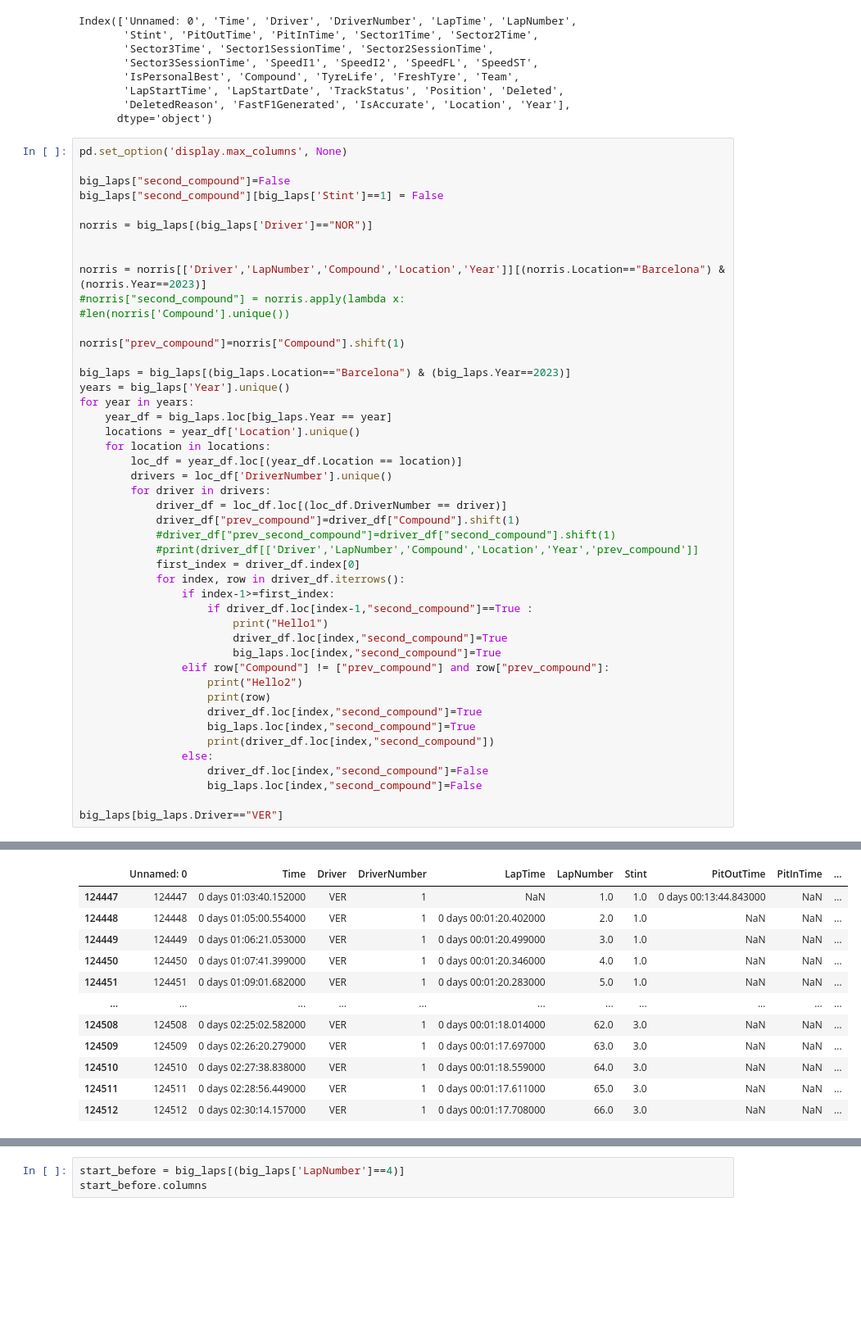
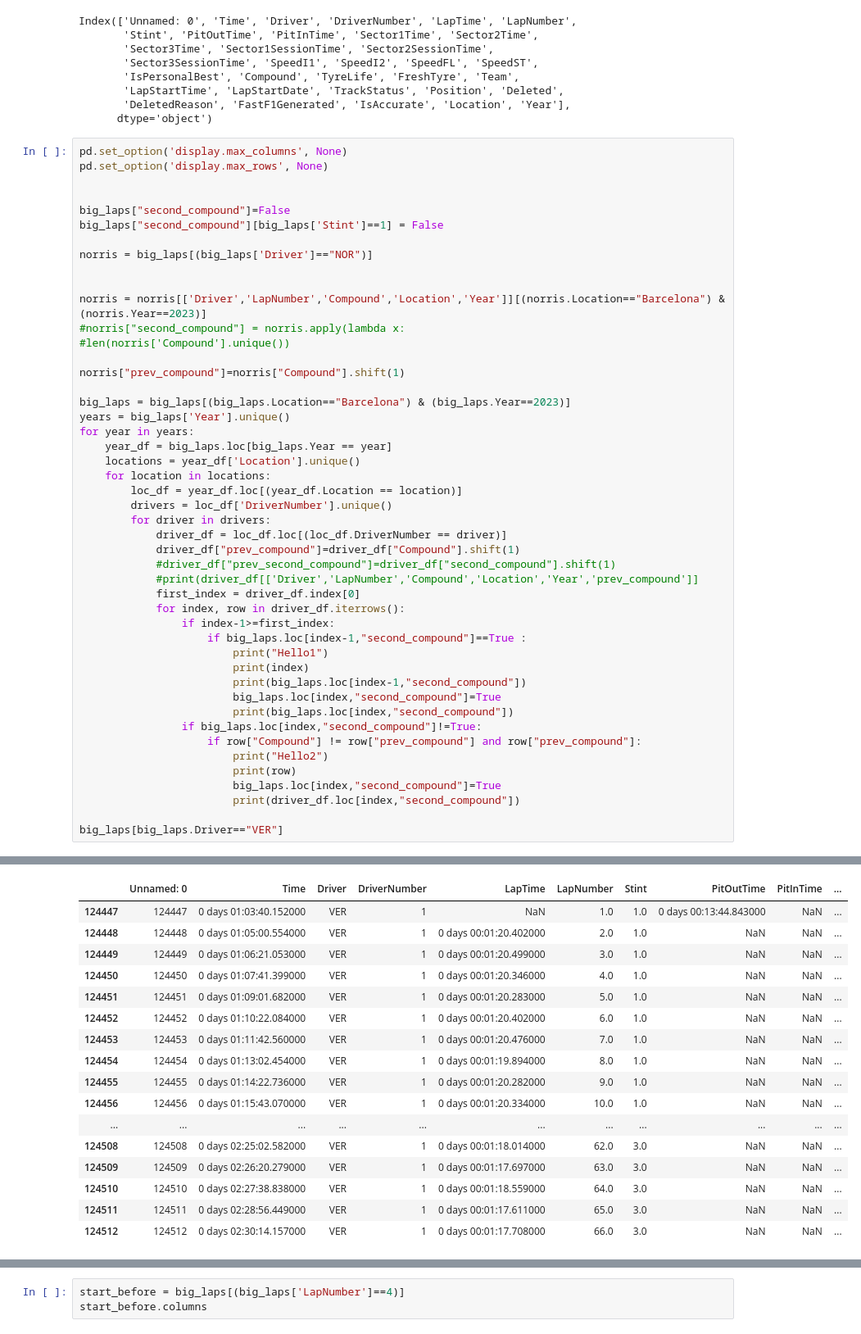
Before and after one commit to le-dav/f1-binottor, a Jupyter notebook: notebooks/exploration.ipynb, the cells around one changed output, grey strips where cells are left out. Shown at 82% size. Cells and saved outputs as stored; diff of their text form; blank space fills up the shorter version.

Commit message:
Adding check for two-compounds-min rule

```diff
--- a/notebooks/exploration.ipynb
+++ b/notebooks/exploration.ipynb
@@ -68,6 +68,8 @@ Index(['Unnamed: 0', 'Time', 'Driver', 'DriverNumber', 'LapTime', 'LapNumber',
       dtype='object')
 # %%
 pd.set_option('display.max_columns', None)
+pd.set_option('display.max_rows', None)
+
 
 big_laps["second_compound"]=False
 big_laps["second_compound"][big_laps['Stint']==1] = False
@@ -97,19 +99,18 @@ for year in years:
             first_index = driver_df.index[0]
             for index, row in driver_df.iterrows():
                 if index-1>=first_index:
-                    if driver_df.loc[index-1,"second_compound"]==True :
+                    if big_laps.loc[index-1,"second_compound"]==True :
                         print("Hello1")
-                        driver_df.loc[index,"second_compound"]=True
+                        print(index)
+                        print(big_laps.loc[index-1,"second_compound"])
                         big_laps.loc[index,"second_compound"]=True
-                elif row["Compound"] != ["prev_compound"] and row["prev_compound"]:
-                    print("Hello2")
-                    print(row)
-                    driver_df.loc[index,"second_compound"]=True
-                    big_laps.loc[index,"second_compound"]=True
-                    print(driver_df.loc[index,"second_compound"])
-                else:
-                    driver_df.loc[index,"second_compound"]=False
-                    big_laps.loc[index,"second_compound"]=False
+                        print(big_laps.loc[index,"second_compound"])
+                if big_laps.loc[index,"second_compound"]!=True:
+                    if row["Compound"] != row["prev_compound"] and row["prev_compound"]:
+                        print("Hello2")
+                        print(row)
+                        big_laps.loc[index,"second_compound"]=True
+                        print(driver_df.loc[index,"second_compound"])
 
 big_laps[big_laps.Driver=="VER"]
 # %% [output]
@@ -133,9 +195,14 @@ See the caveats in the documentation: https://pandas.pydata.org/pandas-docs/stab
 |  | Unnamed: 0 | Time | Driver | DriverNumber | LapTime | LapNumber | Stint | PitOutTime | PitInTime | ... |
 | 124447 | 124447 | 0 days 01:03:40.152000 | VER | 1 | NaN | 1.0 | 1.0 | 0 days 00:13:44.843000 | NaN | ... |
 | 124448 | 124448 | 0 days 01:05:00.554000 | VER | 1 | 0 days 00:01:20.402000 | 2.0 | 1.0 | NaN | NaN | ... |
 | 124449 | 124449 | 0 days 01:06:21.053000 | VER | 1 | 0 days 00:01:20.499000 | 3.0 | 1.0 | NaN | NaN | ... |
 | 124450 | 124450 | 0 days 01:07:41.399000 | VER | 1 | 0 days 00:01:20.346000 | 4.0 | 1.0 | NaN | NaN | ... |
 | 124451 | 124451 | 0 days 01:09:01.682000 | VER | 1 | 0 days 00:01:20.283000 | 5.0 | 1.0 | NaN | NaN | ... |
+| 124452 | 124452 | 0 days 01:10:22.084000 | VER | 1 | 0 days 00:01:20.402000 | 6.0 | 1.0 | NaN | NaN | ... |
+| 124453 | 124453 | 0 days 01:11:42.560000 | VER | 1 | 0 days 00:01:20.476000 | 7.0 | 1.0 | NaN | NaN | ... |
+| 124454 | 124454 | 0 days 01:13:02.454000 | VER | 1 | 0 days 00:01:19.894000 | 8.0 | 1.0 | NaN | NaN | ... |
+| 124455 | 124455 | 0 days 01:14:22.736000 | VER | 1 | 0 days 00:01:20.282000 | 9.0 | 1.0 | NaN | NaN | ... |
+| 124456 | 124456 | 0 days 01:15:43.070000 | VER | 1 | 0 days 00:01:20.334000 | 10.0 | 1.0 | NaN | NaN | ... |
 | ... | ... | ... | ... | ... | ... | ... | ... | ... | ... | ... |
 | 124508 | 124508 | 0 days 02:25:02.582000 | VER | 1 | 0 days 00:01:18.014000 | 62.0 | 3.0 | NaN | NaN | ... |
 | 124509 | 124509 | 0 days 02:26:20.279000 | VER | 1 | 0 days 00:01:17.697000 | 63.0 | 3.0 | NaN | NaN | ... |
```
Also changed, not shown: parts of 1 cell of this notebook, 1 other file.
